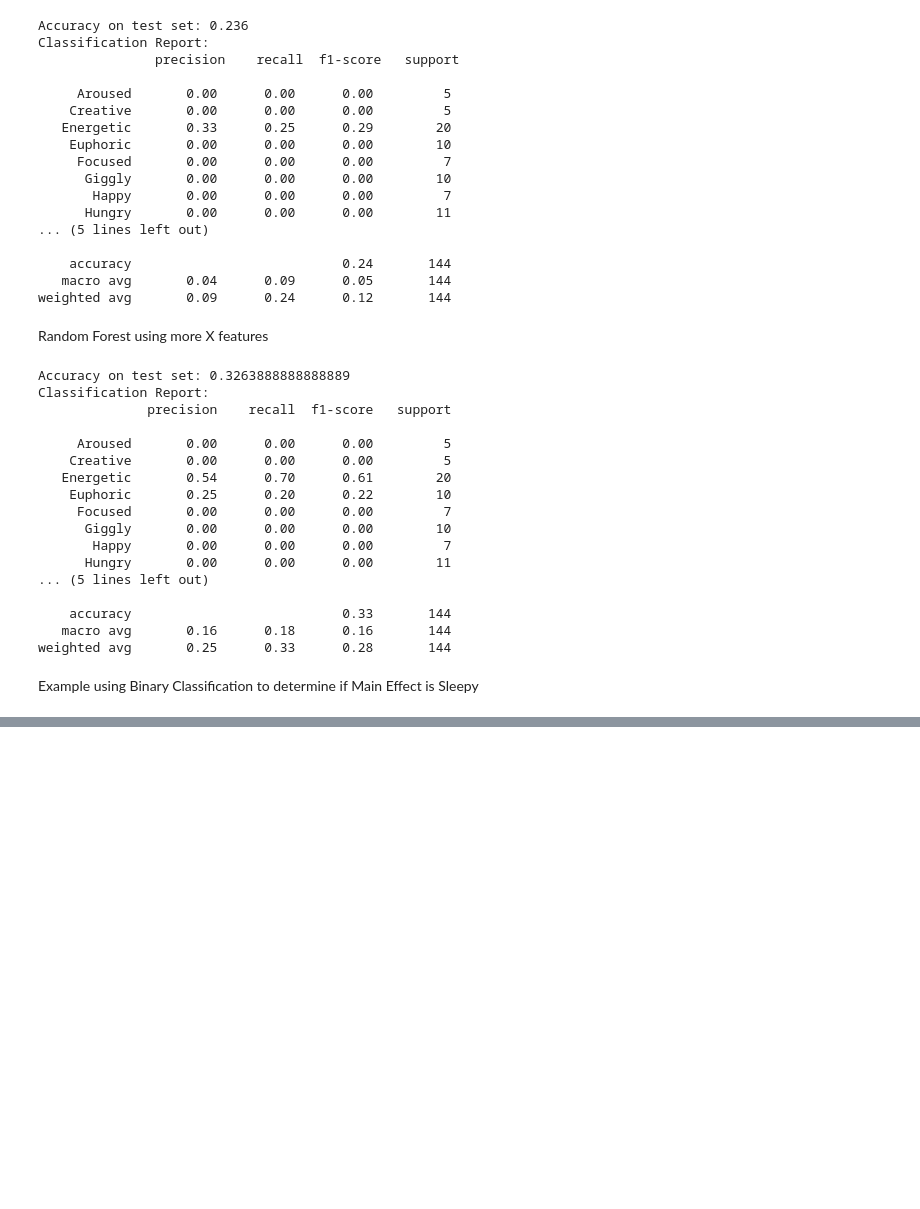
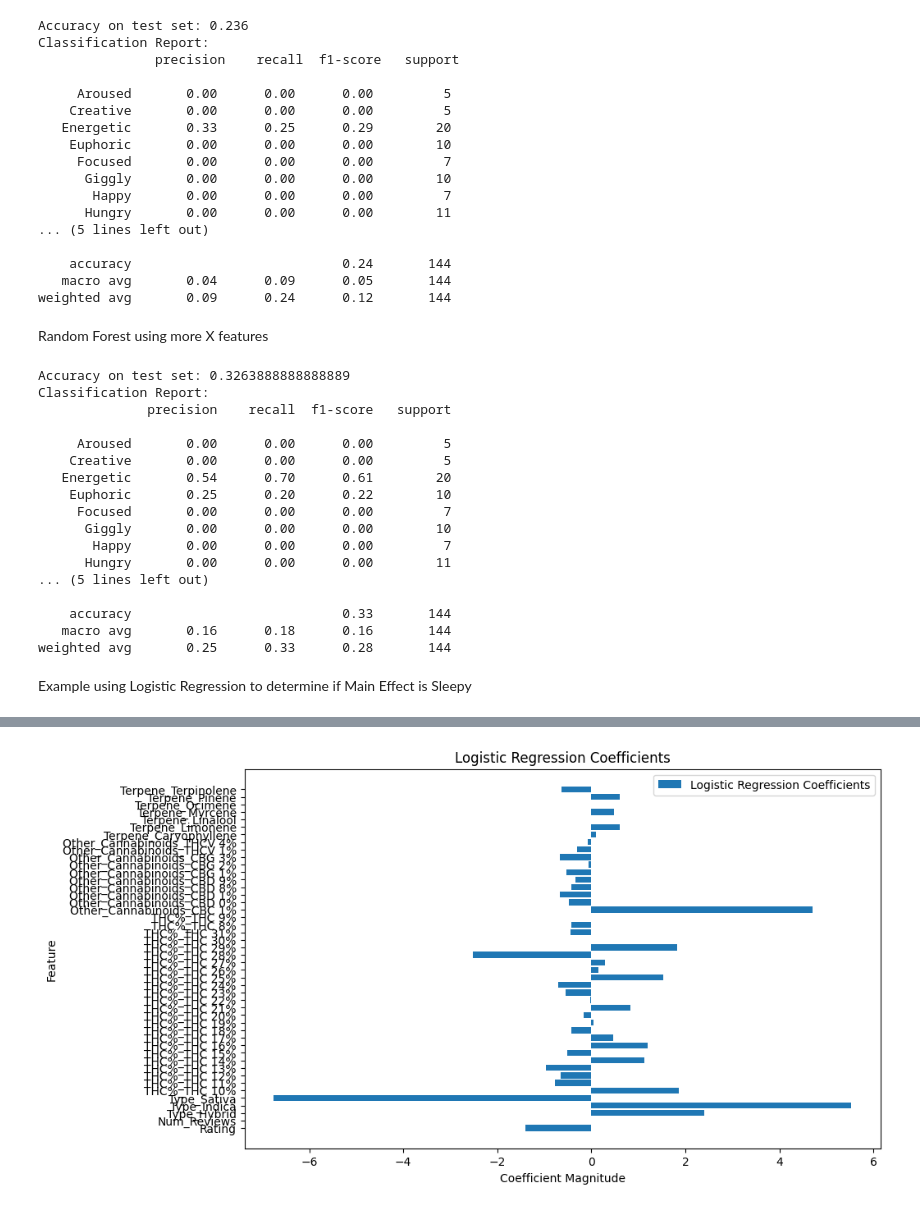
Before and after one commit to zeroday-zaddy/cs422-project, a Jupyter notebook: project.ipynb, the cells around one changed output, grey strips where cells are left out. Cells and saved outputs as stored; diff of their text form; code cells hidden in the pictures; blank space fills up the shorter version.

Commit message:
Linear Regression/ w prediction

```diff
--- a/project.ipynb
+++ b/project.ipynb
@@ -225,4 +164,73 @@ Classification Report:
    macro avg       0.16      0.18      0.16       144
 weighted avg       0.25      0.33      0.28       144
 # %% [markdown]
-Example using Binary Classification to determine if Main Effect is Sleepy
+Example using Logistic Regression to determine if Main Effect is Sleepy
+# %%
+import pandas as pd
+from sklearn.model_selection import train_test_split
+from sklearn.linear_model import LogisticRegression
+from sklearn.metrics import classification_report, accuracy_score
+import matplotlib.pyplot as plt
+
+# Load data from CSV
+df = pd.read_csv('https://raw.githubusercontent.com/zeroday-zaddy/cs422-project/main/data/strains_cleaned.csv')
+
+# Drop rows with missing values
+df = df.dropna()
+
+# Define features (X) and binary target variable (y)
+X_columns = ['Type', 'Rating', 'Num_Reviews', 'THC%', 'Other_Cannabinoids', 'Terpene']
+y_column = 'Main_Effect'
+
+# Binary classification: 1 if Main_Effect is "Sleepy", 0 otherwise
+df['Binary_Target'] = (df[y_column] == 'Sleepy').astype(int)
+
+X = df[X_columns]
+y = df['Binary_Target']
+
+# Encode categorical variables
+X_encoded = pd.get_dummies(X)
+
+# Split the data
+X_train, X_test, y_train, y_test = train_test_split(X_encoded, y, stratify=y, random_state=42)
+
+# Create and train a Logistic Regression model
+# Had to add C to increase accuracy
+logistic_regression = LogisticRegression(C=100, random_state=42, max_iter=1000)
+logistic_regression.fit(X_train, y_train)
+
+# Make predictions
+y_pred = logistic_regression.predict(X_test)
+
+# Access the coefficients
+coefficients = logistic_regression.coef_[0]
+
+# Map coefficients to feature names
+feature_importance = dict(zip(X_encoded.columns, coefficients))
+
+# Print training set score
+train_score = logistic_regression.score(X_train, y_train)
+print("Training Set Score:", train_score)
+
+# Print test set score
+test_score = logistic_regression.score(X_test, y_test)
+print("Test Set Score:", test_score)
+
+# Evaluate the model
+print("Classification Report:")
+print(classification_report(y_test, y_pred))
+
+# Print feature importance
+print("Feature Importance:")
+for feature, importance in sorted(feature_importance.items(), key=lambda x: abs(x[1]), reverse=True):
+    print(f"{feature}: {importance}")
+
+# Plot coefficients
+plt.figure(figsize=(10, 6))
+plt.barh(list(feature_importance.keys()), list(feature_importance.values()))
+plt.xlabel('Coefficient Magnitude')
+plt.ylabel('Feature')
+plt.title('Logistic Regression Coefficients')
+plt.legend(['Logistic Regression Coefficients'])
+plt.show()
+# %% [output]
@@ -228,0 +254 @@ Example using Binary Classification to determine if Main Effect is Sleepy
+[figure, added]
```
Also changed, not shown: parts of 20 cells of this notebook.
